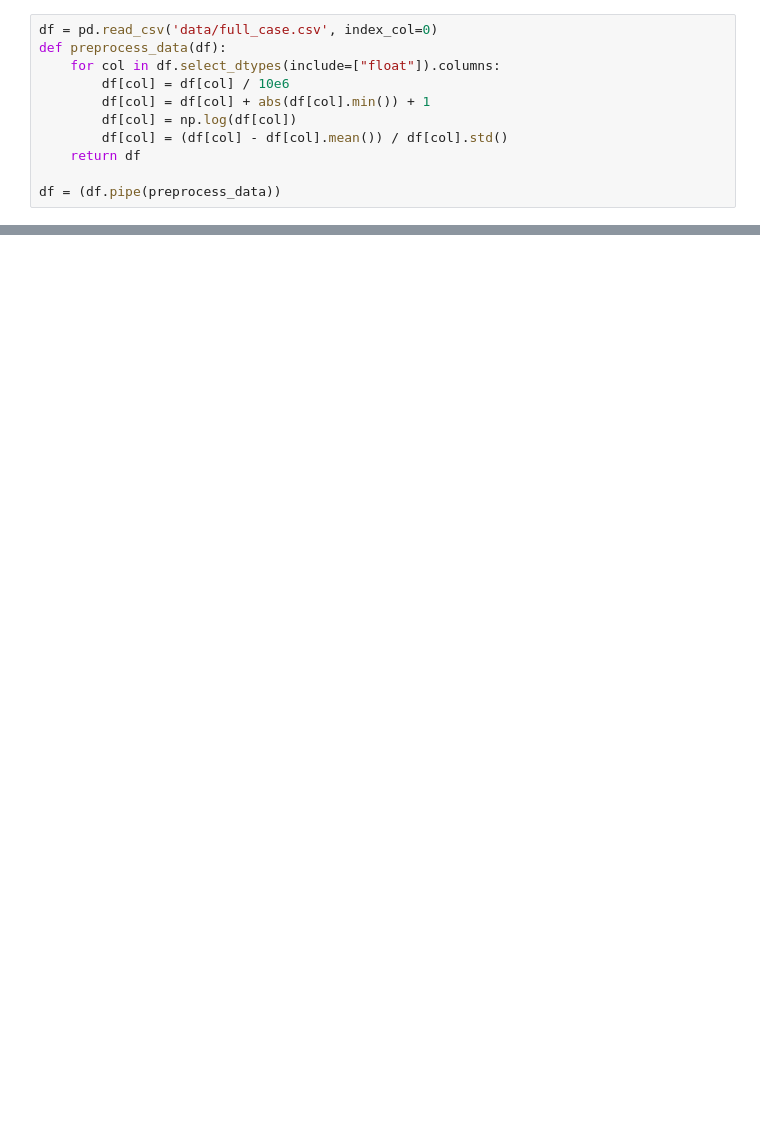
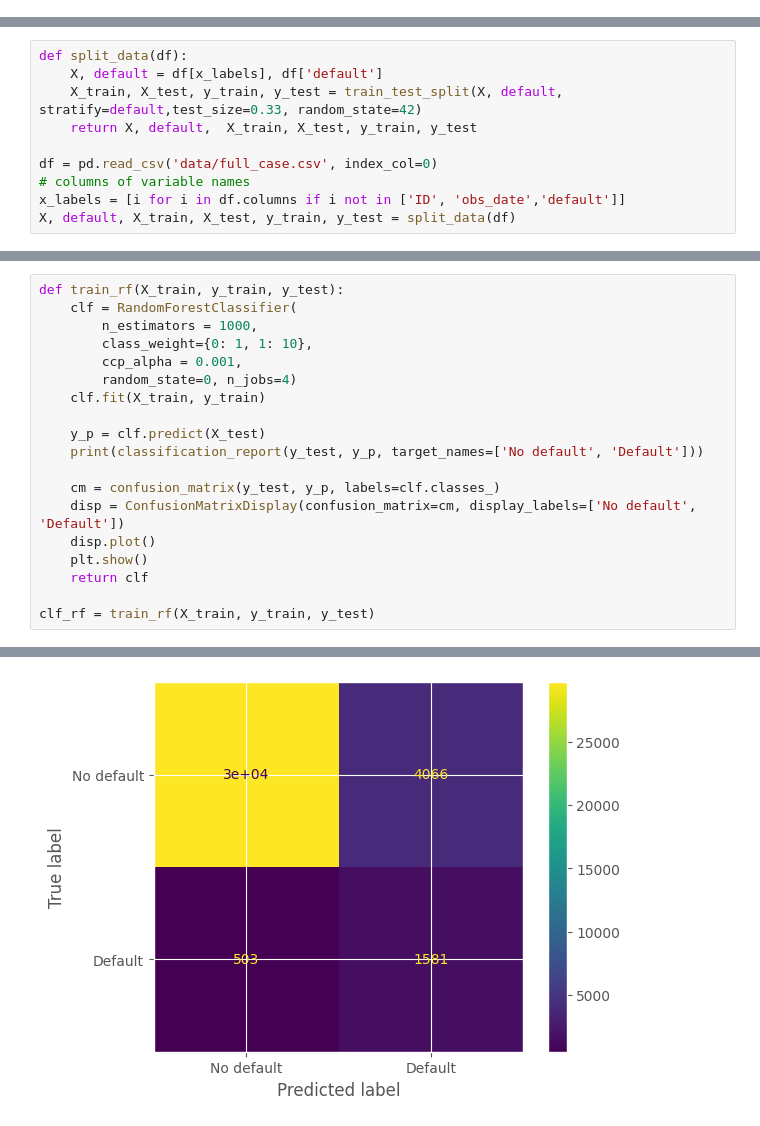
Before and after one commit to CptQuak/ing_lionsden, a Jupyter notebook: modeling.ipynb, the cells around one changed output, grey strips where cells are left out. Saved outputs shown, nothing was run; the diff lists cells and outputs as text; blank space fills up the shorter version.

```diff
--- a/modeling.ipynb
+++ b/modeling.ipynb
@@ -13,11 +13,0 @@ from sklearn.metrics import classification_report, confusion_matrix, ConfusionMa
-# %%
-df = pd.read_csv('data/full_case.csv', index_col=0)
-def preprocess_data(df):
-    for col in df.select_dtypes(include=["float"]).columns:
-        df[col] = df[col] / 10e6
-        df[col] = df[col] + abs(df[col].min()) + 1
-        df[col] = np.log(df[col])
-        df[col] = (df[col] - df[col].mean()) / df[col].std()
-    return df
-
-df = (df.pipe(preprocess_data))
@@ -23,0 +19,10 @@ df = (df.pipe(preprocess_data))
+# %%
+def split_data(df):
+    X, default = df[x_labels], df['default']
+    X_train, X_test, y_train, y_test = train_test_split(X, default, stratify=default,test_size=0.33, random_state=42)
+    return X, default,  X_train, X_test, y_train, y_test
+
+df = pd.read_csv('data/full_case.csv', index_col=0)
+# columns of variable names
+x_labels = [i for i in df.columns if i not in ['ID', 'obs_date','default']]
+X, default, X_train, X_test, y_train, y_test = split_data(df)
@@ -23,0 +41,20 @@ df = (df.pipe(preprocess_data))
+# %%
+def train_rf(X_train, y_train, y_test):
+    clf = RandomForestClassifier(
+        n_estimators = 1000,
+        class_weight={0: 1, 1: 10},
+        ccp_alpha = 0.001,
+        random_state=0, n_jobs=4)
+    clf.fit(X_train, y_train)
+
+    y_p = clf.predict(X_test)
+    print(classification_report(y_test, y_p, target_names=['No default', 'Default']))
+
+    cm = confusion_matrix(y_test, y_p, labels=clf.classes_)
+    disp = ConfusionMatrixDisplay(confusion_matrix=cm, display_labels=['No default', 'Default'])
+    disp.plot()
+    plt.show()
+    return clf
+
+clf_rf = train_rf(X_train, y_train, y_test)
+# %% [output]
@@ -23,0 +69 @@ df = (df.pipe(preprocess_data))
+[figure, added]
```
Also changed, not shown: parts of 30 cells of this notebook, 2 other files.
